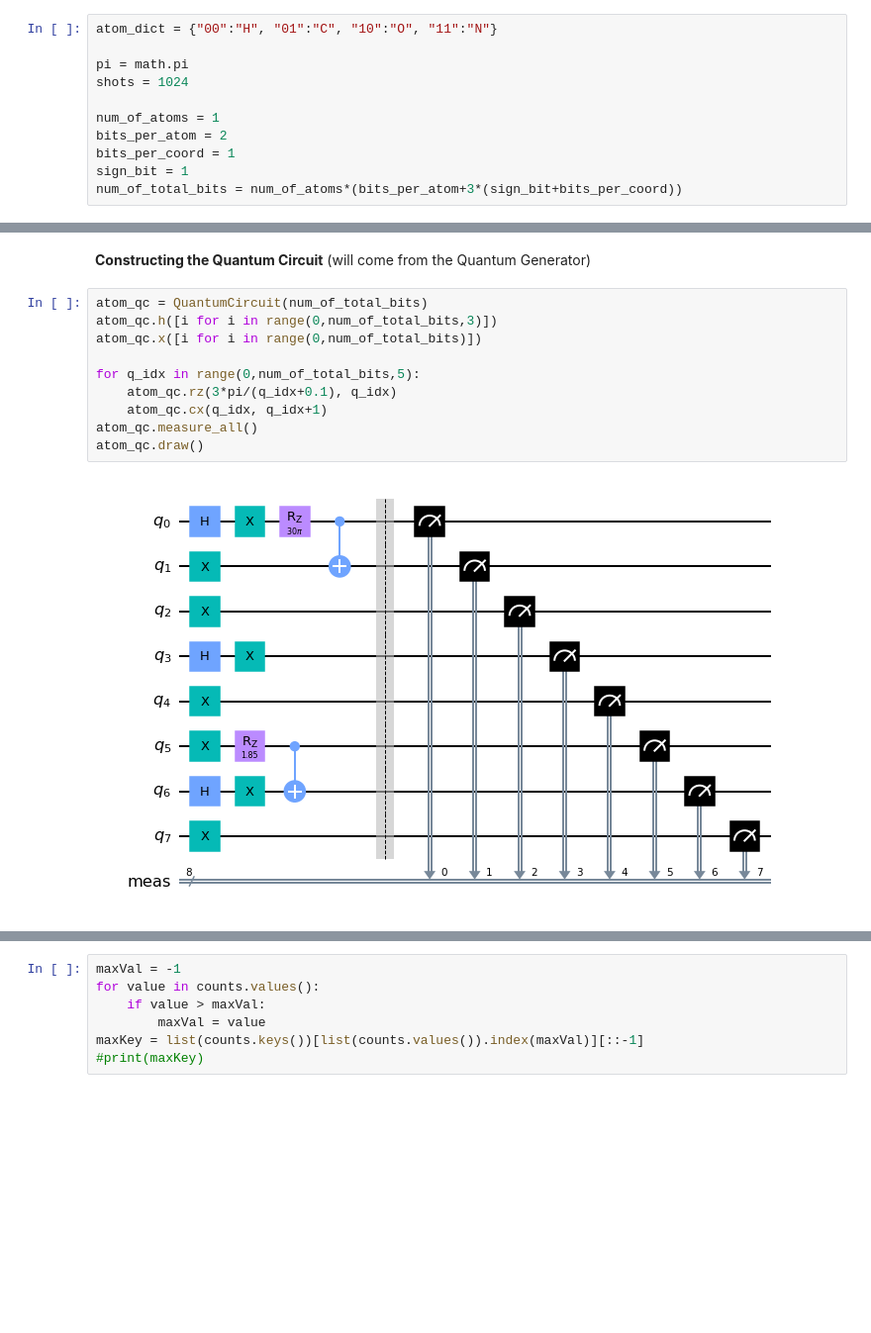
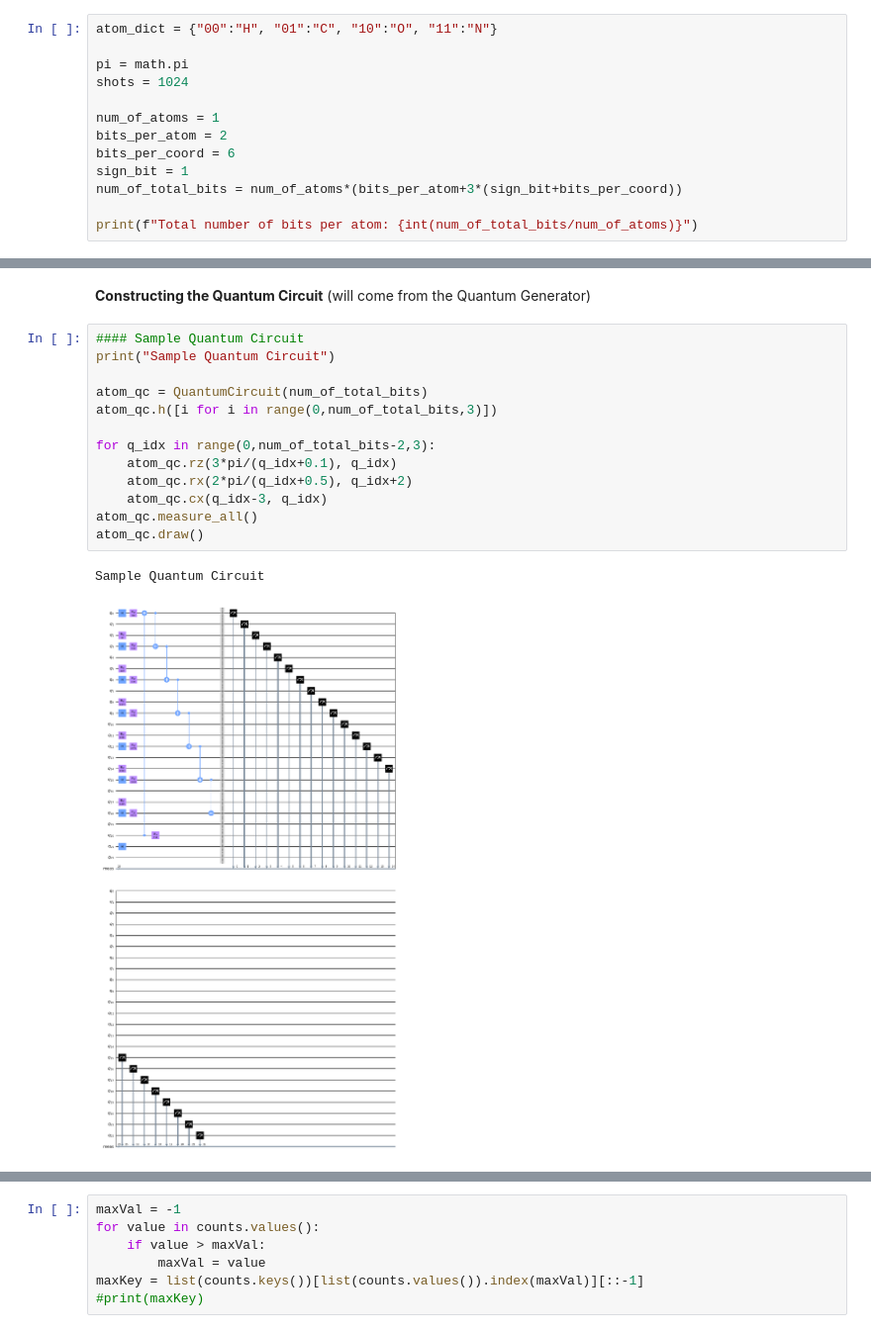
Before and after one commit to dssikdar/asdrp_QGAN, a Jupyter notebook: connectAtom_v4_signed.ipynb, the cells around one changed output, grey strips where cells are left out. Shown at 99% size. Saved outputs shown, nothing was run; the diff lists cells and outputs as text; blank space fills up the shorter version.

Commit message:
More precision & wider range (more qubits used)

```diff
--- a/connectAtom_v4_signed.ipynb
+++ b/connectAtom_v4_signed.ipynb
@@ -22,6 +26,8 @@ shots = 1024
 
 num_of_atoms = 1
 bits_per_atom = 2
-bits_per_coord = 1
+bits_per_coord = 6
 sign_bit = 1
 num_of_total_bits = num_of_atoms*(bits_per_atom+3*(sign_bit+bits_per_coord))
+
+print(f"Total number of bits per atom: {int(num_of_total_bits/num_of_atoms)}")
@@ -55,15 +78,19 @@ def experiment(shots):
 # %% [markdown]
 <b>Constructing the Quantum Circuit</b> (will come from the Quantum Generator)
 # %%
+#### Sample Quantum Circuit
+print("Sample Quantum Circuit")
+
 atom_qc = QuantumCircuit(num_of_total_bits)
 atom_qc.h([i for i in range(0,num_of_total_bits,3)])
-atom_qc.x([i for i in range(0,num_of_total_bits)])
 
-for q_idx in range(0,num_of_total_bits,5):
+for q_idx in range(0,num_of_total_bits-2,3):
     atom_qc.rz(3*pi/(q_idx+0.1), q_idx)
-    atom_qc.cx(q_idx, q_idx+1)
+    atom_qc.rx(2*pi/(q_idx+0.5), q_idx+2)
+    atom_qc.cx(q_idx-3, q_idx)
 atom_qc.measure_all()
 atom_qc.draw()
 # %% [output]
+Sample Quantum Circuit
-[figure, old version]
+[figure, new version]
 # %%
```
Also changed, not shown: parts of 9 cells of this notebook.
